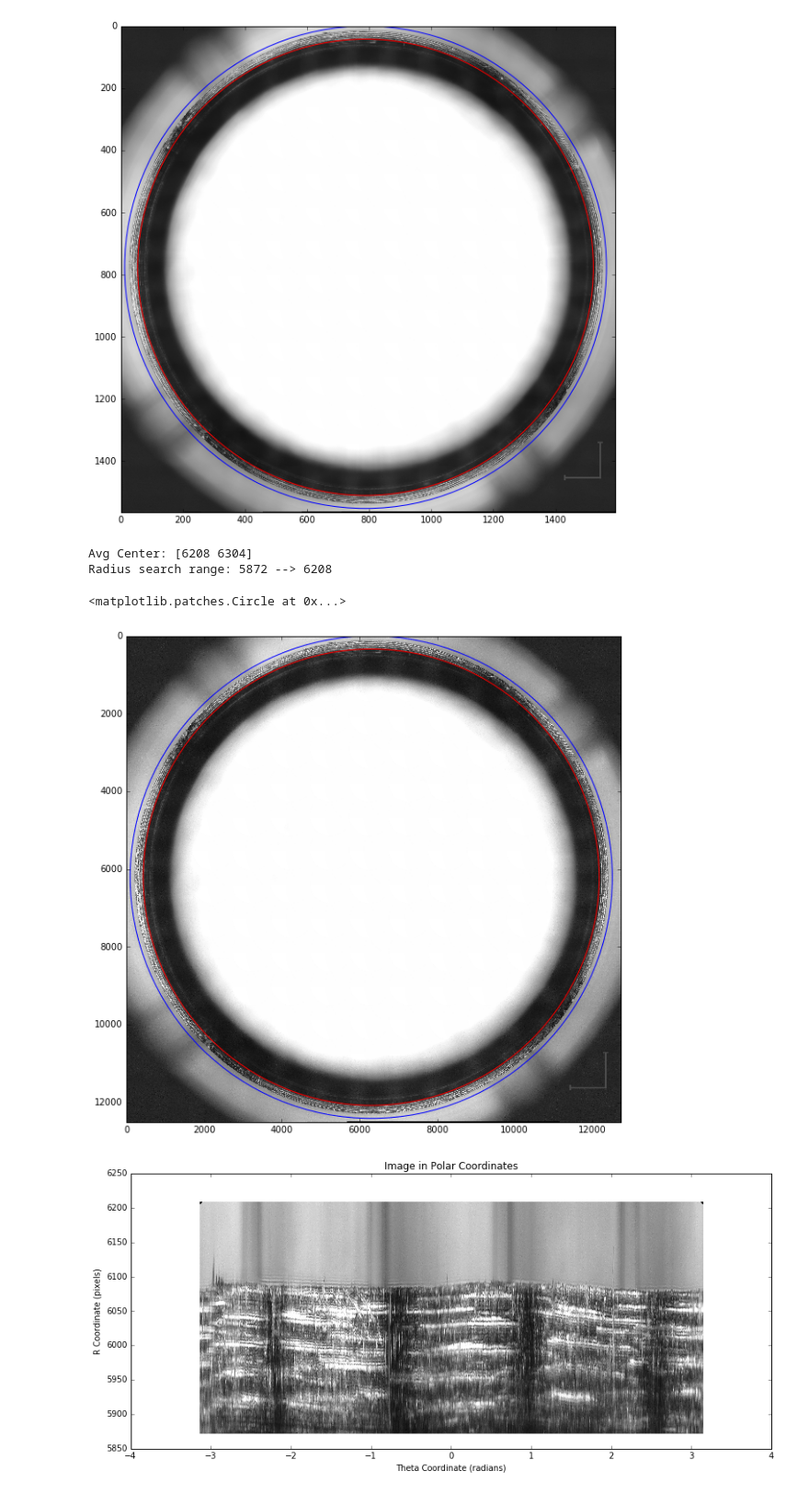
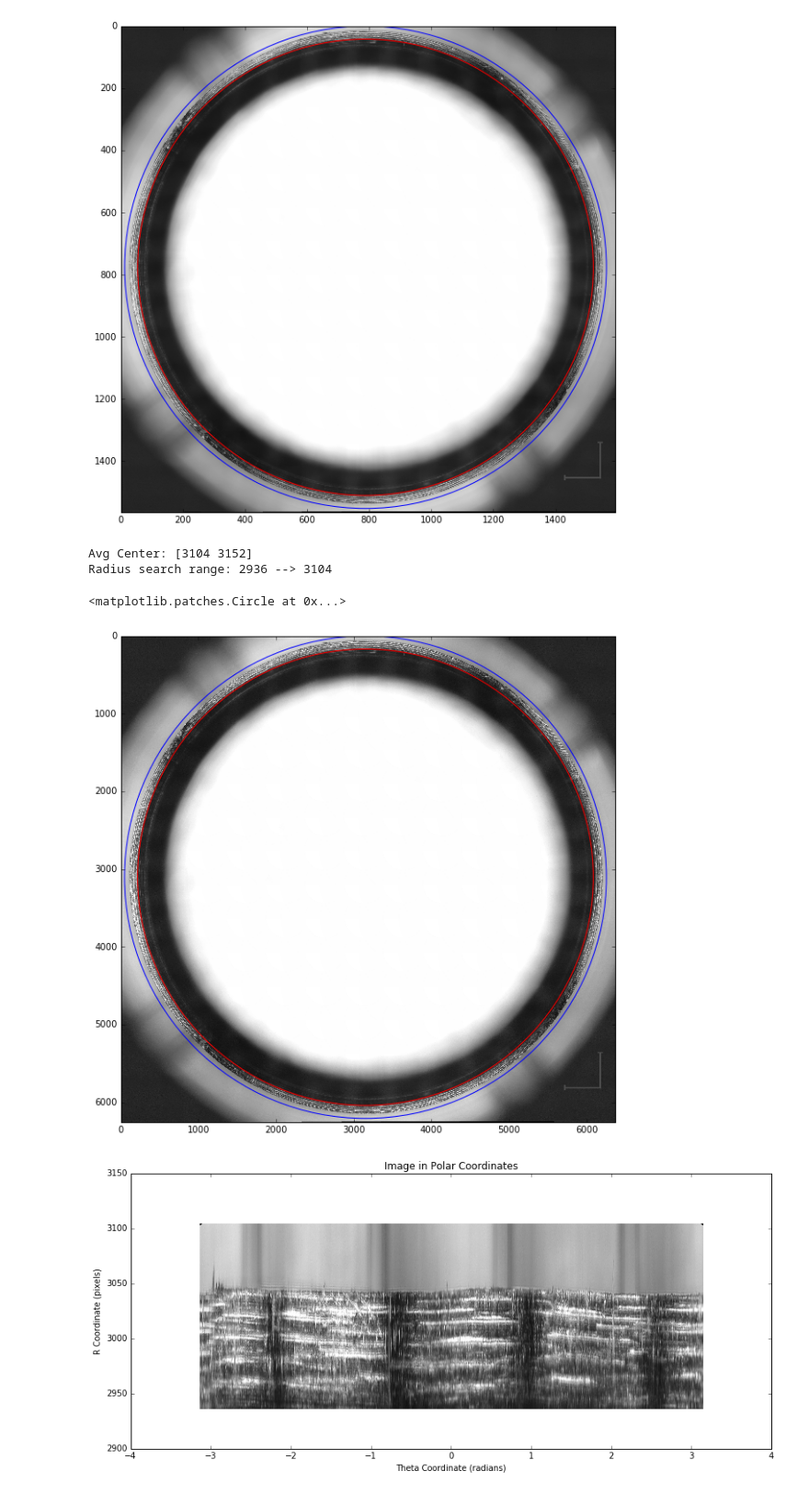
Before and after one commit to jpapon/seal_cup, a Jupyter notebook: seal_cup_testing.ipynb, the cells around one changed output. Shown at 92% size. Saved outputs shown, nothing was run; the diff lists cells and outputs as text; code cells hidden in the pictures.

```diff
--- a/seal_cup_testing.ipynb
+++ b/seal_cup_testing.ipynb
@@ -61,6 +61,7 @@ def plot_polar_image(data, origin=None, r_range=None):
     plt.xlabel('Theta Coordinate (radians)')
     plt.ylabel('R Coordinate (pixels)')
     plt.title('Image in Polar Coordinates')
+    return polar_grid,r,theta
 
 def index_coords(data, origin=None):
     """Creates x & y coords for the indicies in a numpy array "data".
@@ -235,7 +236,7 @@ Radius search range: 734 --> 776
 [figure]
 # %%
 #Use full resolution image,scale circle center etc to use it
-IDX_USED_NEW = 0
+IDX_USED_NEW = 1
 scale_factor =  (1.0 / ds_vals[IDX_USED]) / (1.0 / ds_vals[IDX_USED_NEW])
 
 center = (np.array(center) * scale_factor).astype(np.int64)
@@ -250,12 +251,12 @@ fig.add_subplot(111).add_artist(circle0)
 circle1 = plt.Circle((center[1],center[0]),radius_range[1],color=(0,0,1),fill=False)
 fig.add_subplot(111).add_artist(circle1)
 # %% [output]
-Avg Center: [6208 6304]
-Radius search range: 5872 --> 6208
+Avg Center: [3104 3152]
+Radius search range: 2936 --> 3104
 <matplotlib.patches.Circle at 0x...>
-[figure, old version]
+[figure, new version]
 # %%
 #Plot a projection of the search range - this should shown the lip and its edge nicely
-plot_polar_image(multi_res_pyr[IDX_USED_NEW],center, radius_range)
+polar_grid,r,theta = plot_polar_image(multi_res_pyr[IDX_USED_NEW],center, radius_range)
 # %% [output]
-[figure, old version]
+[figure, new version]
```
Also changed, not shown: parts of 8 cells of this notebook.
